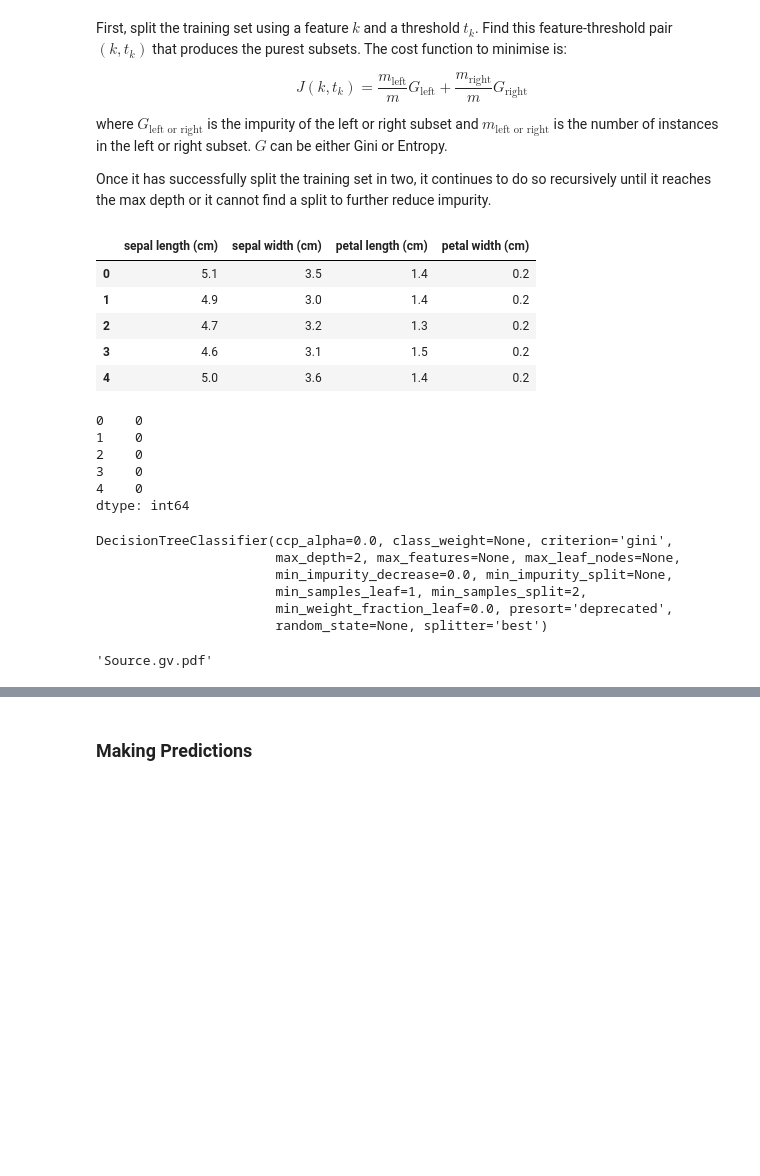
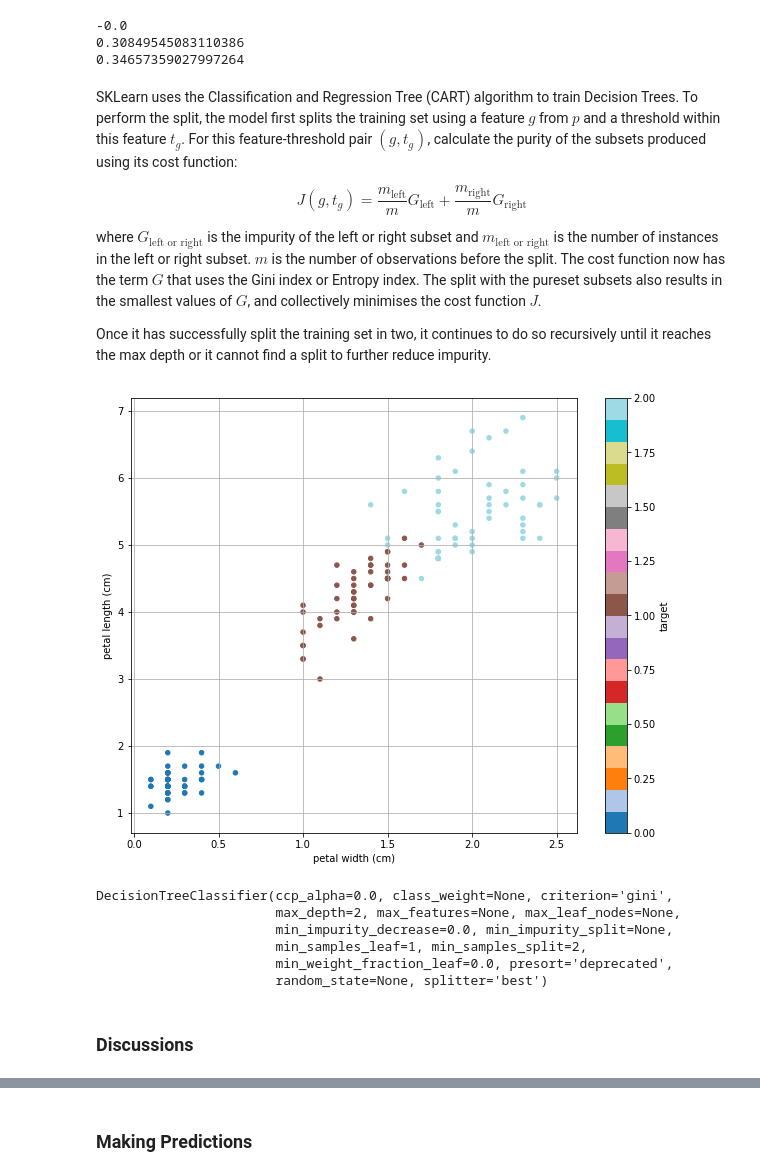
Before and after one commit to bryanblackbee/topic__hands-on-machine-learning, a Jupyter notebook: chap06/06-textbook-decision-trees-01.ipynb, the cells around one changed output, grey strips where cells are left out. Drawn from its saved outputs; the diff is of its cells as text; code cells hidden in the pictures; blank space fills up the shorter version.

Commit message:
part 1 trees

```diff
--- a/chap06/06-textbook-decision-trees-01.ipynb
+++ b/chap06/06-textbook-decision-trees-01.ipynb
@@ -44,9 +71,17 @@ For a node of $54$ with $[0,49,5]$ members from each class, the Gini score is $-
+# %%
+#Entropy Calculations
+print(-(50/50)*np.log(50/50))
+print(-(49/54)*np.log(49/54)-(5/54)*np.log(5/54))
+print(-(50/100)*np.log(50/100))
+# %% [output]
+-0.0
+0.30849545083110386
+0.34657359027997264
 # %% [markdown]
+SKLearn uses the Classification and Regression Tree (CART) algorithm to train Decision Trees. To perform the split, the model first splits the training set using a feature $g$ from $p$ and a threshold within this feature $t_g$. For this feature-threshold pair $(g,t_g)$, calculate the purity of the subsets produced using its cost function:
 
-First, split the training set using a feature $k$ and a threshold $t_k$. Find this feature-threshold pair $(k,t_k)$ that produces the purest subsets. The cost function to minimise is:
+$$J(g,t_g) = \frac{m_{\text{left}}}{m}G_\text{left} + \frac{m_{\text{right}}}{m}G_\text{right}$$
 
-$$J(k,t_k) = \frac{m_{\text{left}}}{m}G_\text{left} + \frac{m_{\text{right}}}{m}G_\text{right}$$
-
-where $G_{\text{left or right}}$ is the impurity of the left or right subset and $m_{\text{left or right}}$ is the number of instances in the left or right subset. $G$ can be either Gini or Entropy.
+where $G_{\text{left or right}}$ is the impurity of the left or right subset and $m_{\text{left or right}}$ is the number of instances in the left or right subset. $m$ is the number of observations before the split. The cost function now has the term $G$ that uses the Gini index or Entropy index. The split with the pureset subsets also results in the smallest values of $G$, and collectively minimises the cost function $J$.
 
 Once it has successfully split the training set in two, it continues to do so recursively until it reaches the max depth or it cannot find a split to further reduce impurity.
@@ -65,23 +90,21 @@ from graphviz import Source # For creating the visualisation of the decision tre
 iris_dataset = datasets.load_iris()
 X = pd.DataFrame(iris_dataset['data'], columns=iris_dataset['feature_names'])
 y = pd.Series(iris_dataset['target'])
+df = X.copy().join(pd.DataFrame({'target' : y}))
 # %%
 # For testing
-display(X.head())
-display(y.head())
+# display(df.head())
+# display(X.head())
+# display(y.head())
-# %% [output]
-|  | sepal length (cm) | sepal width (cm) | petal length (cm) | petal width (cm) |
-| 0 | 5.1 | 3.5 | 1.4 | 0.2 |
-| 1 | 4.9 | 3.0 | 1.4 | 0.2 |
-| 2 | 4.7 | 3.2 | 1.3 | 0.2 |
-| 3 | 4.6 | 3.1 | 1.5 | 0.2 |
-| 4 | 5.0 | 3.6 | 1.4 | 0.2 |
-0    0
-1    0
-2    0
-3    0
-4    0
-dtype: int64
+# %%
+# Plot petal width, petal length and class values
+fig = plt.figure(figsize=(10,8))
+ax = fig.add_subplot(111)
+df.plot(kind='scatter', x='petal width (cm)', y='petal length (cm)', c='target', colormap='tab20', ax=ax)
+ax.grid()
+plt.show()
+# %% [output]
+[figure, added]
 # %%
 # Train
 tree_clf = DecisionTreeClassifier(max_depth=2)
@@ -95,11 +118,11 @@ DecisionTreeClassifier(ccp_alpha=0.0, class_weight=None, criterion='gini',
                        random_state=None, splitter='best')
 # %%
 # Visualise tree
-graph = Source(export_graphviz(tree_clf, out_file=None,
-                               feature_names=iris_dataset['feature_names'][2:], class_names=iris_dataset['target_names']))
-graph.view()
+# graph = Source(export_graphviz(tree_clf, out_file=None,
+#                                feature_names=iris_dataset['feature_names'][2:], class_names=iris_dataset['target_names']))
+# graph.view()
-# %% [output]
-'Source.gv.pdf'
+# %% [markdown]
+### Discussions
 # %% [markdown]
 Decision trees can be constructed even if the predictor variables are qualitative. In such a split, one branch usually has one value and the other branch contains the remaining values for this variable.
 
```
Also changed, not shown: parts of 16 cells of this notebook.
